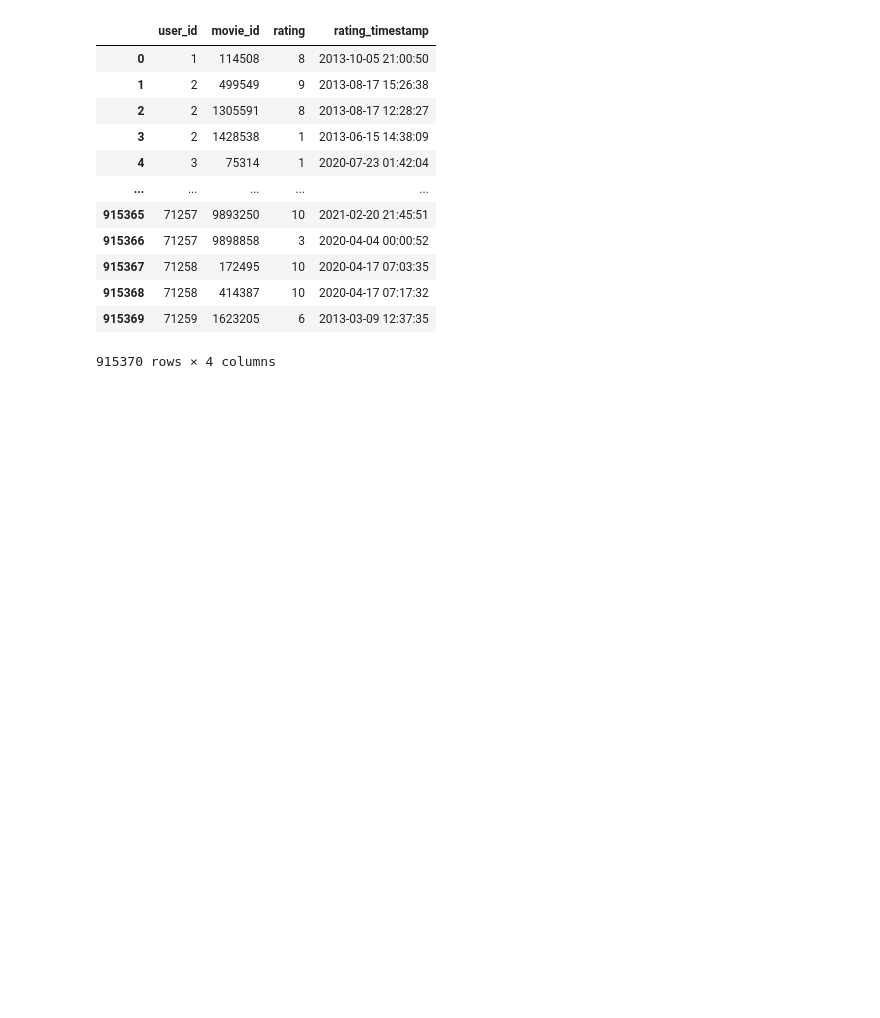
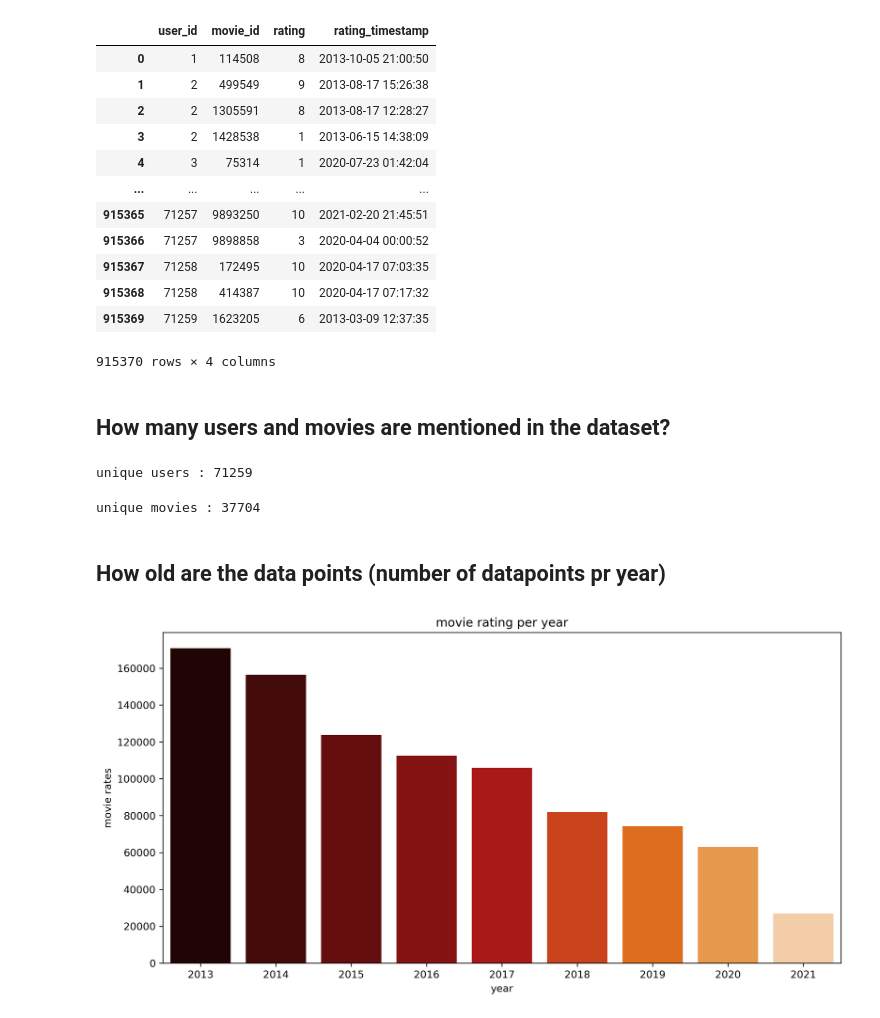
Before and after one commit to ashen007/Movie_Recommender_system, a Jupyter notebook: notebooks/ratings analysis.ipynb, the cells around one changed output. Drawn from its saved outputs; the diff is of its cells as text; code cells hidden in the pictures; blank space fills up the shorter version.

Commit message:
How old are the data points

```diff
--- a/notebooks/ratings analysis.ipynb
+++ b/notebooks/ratings analysis.ipynb
@@ -43,3 +43,30 @@ rating_data
 | 915368 | 71258 | 414387 | 10 | 2020-04-17 07:17:32 |
 | 915369 | 71259 | 1623205 | 6 | 2013-03-09 12:37:35 |
 915370 rows × 4 columns
+# %% [markdown]
+## How many users and movies are mentioned in the dataset?
+# %%
+print(f"unique users : {rating_data['user_id'].nunique()}")
+# %% [output]
+unique users : 71259
+# %%
+print(f"unique movies : {rating_data['movie_id'].nunique()}")
+# %% [output]
+unique movies : 37704
+# %% [markdown]
+## How old are the data points (number of datapoints pr year)
+# %%
+oldest = rating_data['rating_timestamp'].min()
+newest = rating_data['rating_timestamp'].max()
+per_year = rating_data['rating_timestamp'].dt.year.value_counts()
+# %%
+plt.figure(figsize=[12, 6], dpi=300)
+sns.barplot(x=per_year.index,
+            y=per_year.values,
+            palette='gist_heat')
+plt.xlabel('year')
+plt.ylabel('movie rates')
+plt.title('movie rating per year')
+plt.show()
+# %% [output]
+[figure, added]
```
Also changed, not shown: parts of 2 cells of this notebook.
